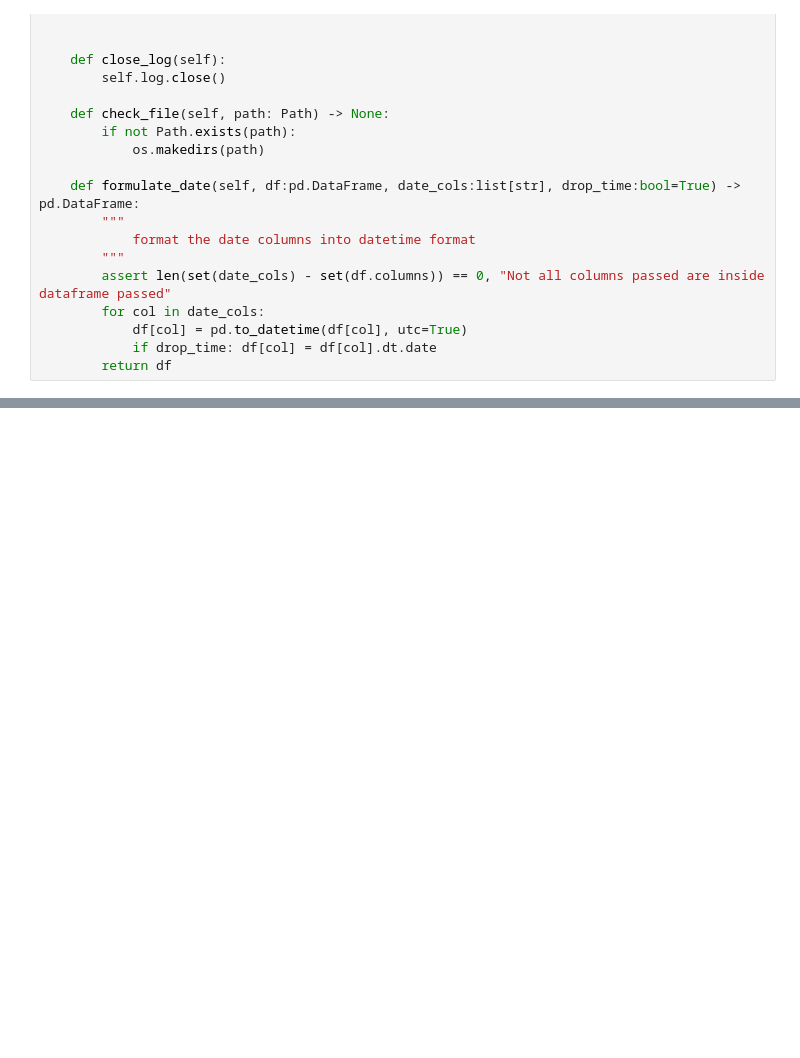
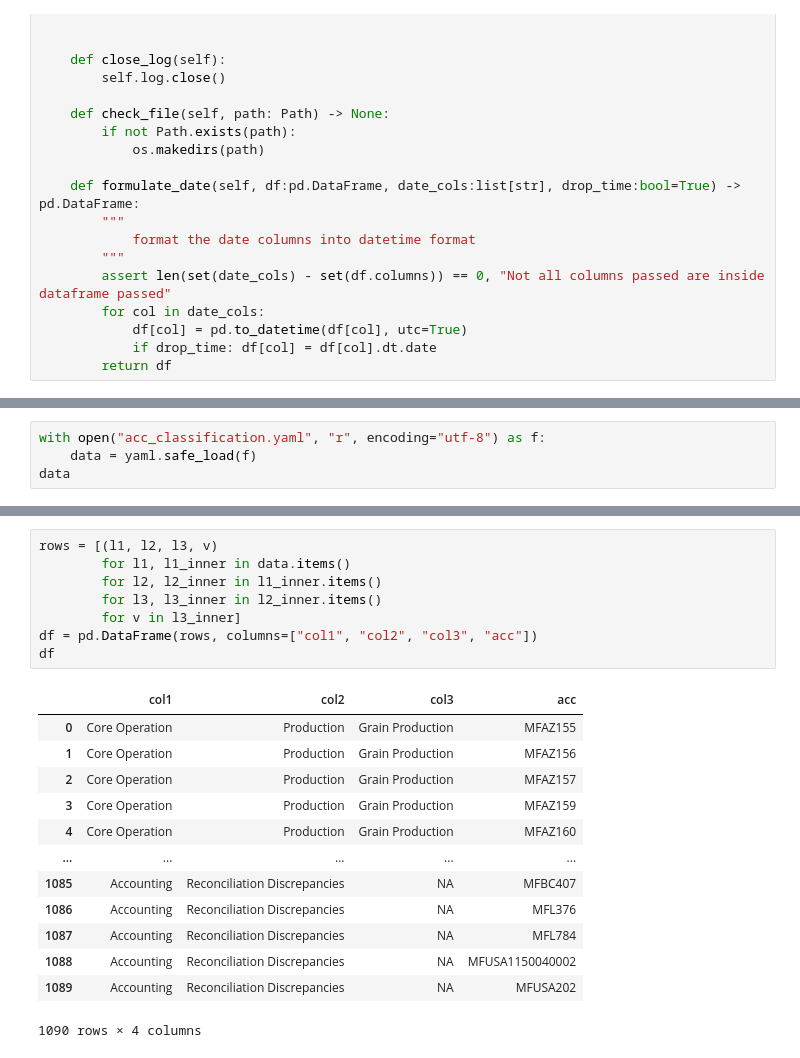
Before and after one commit to ZheRao/ETLCodeBase, a Jupyter notebook: notebooks/dev.ipynb, the cells around one changed output, grey strips where cells are left out. Saved outputs shown, nothing was run; the diff lists cells and outputs as text; blank space fills up the shorter version.

```diff
--- a/notebooks/dev.ipynb
+++ b/notebooks/dev.ipynb
@@ -1180,0 +1254,4 @@ final_df[0]
+# %%
+with open("acc_classification.yaml", "r", encoding="utf-8") as f:
+    data = yaml.safe_load(f)
+data
@@ -1180,0 +1276,22 @@ final_df[0]
+# %%
+rows = [(l1, l2, l3, v)
+        for l1, l1_inner in data.items()
+        for l2, l2_inner in l1_inner.items()
+        for l3, l3_inner in l2_inner.items()
+        for v in l3_inner]
+df = pd.DataFrame(rows, columns=["col1", "col2", "col3", "acc"])
+df
+# %% [output]
+|  | col1 | col2 | col3 | acc |
+| 0 | Core Operation | Production | Grain Production | MFAZ155 |
+| 1 | Core Operation | Production | Grain Production | MFAZ156 |
+| 2 | Core Operation | Production | Grain Production | MFAZ157 |
+| 3 | Core Operation | Production | Grain Production | MFAZ159 |
+| 4 | Core Operation | Production | Grain Production | MFAZ160 |
+| ... | ... | ... | ... | ... |
+| 1085 | Accounting | Reconciliation Discrepancies | NA | MFBC407 |
+| 1086 | Accounting | Reconciliation Discrepancies | NA | MFL376 |
+| 1087 | Accounting | Reconciliation Discrepancies | NA | MFL784 |
+| 1088 | Accounting | Reconciliation Discrepancies | NA | MFUSA1150040002 |
+| 1089 | Accounting | Reconciliation Discrepancies | NA | MFUSA202 |
+1090 rows × 4 columns
```
Also changed, not shown: parts of 25 cells of this notebook, 2 other files.
